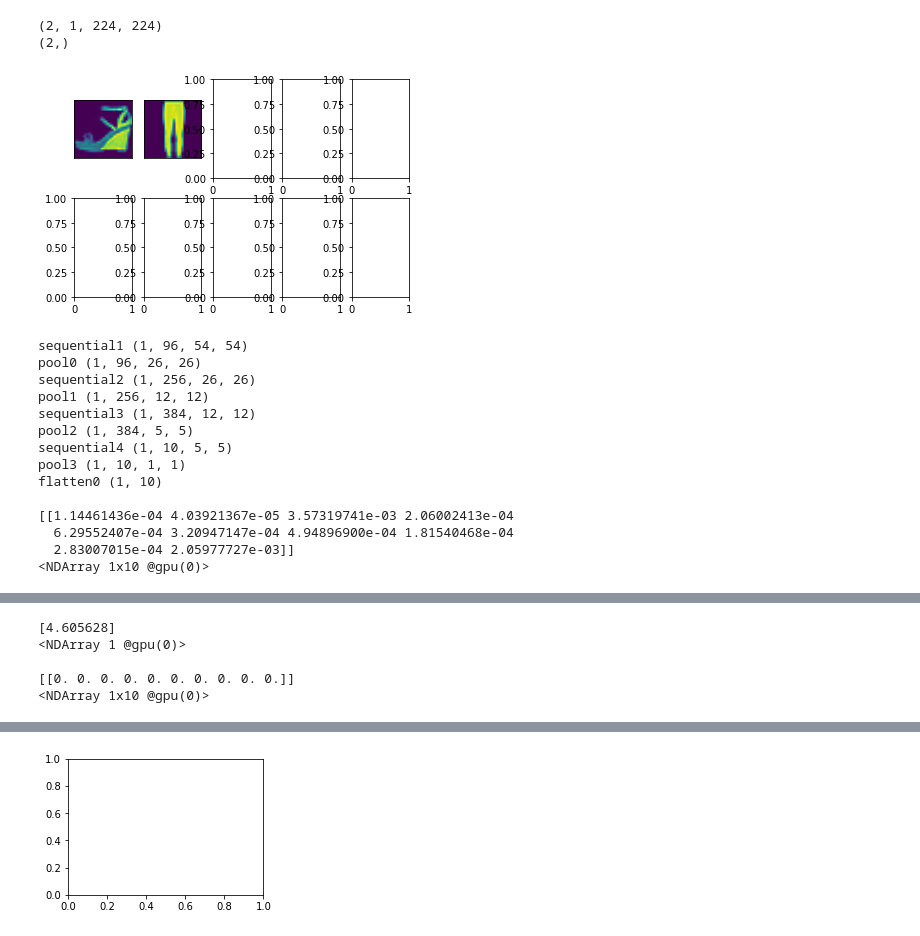
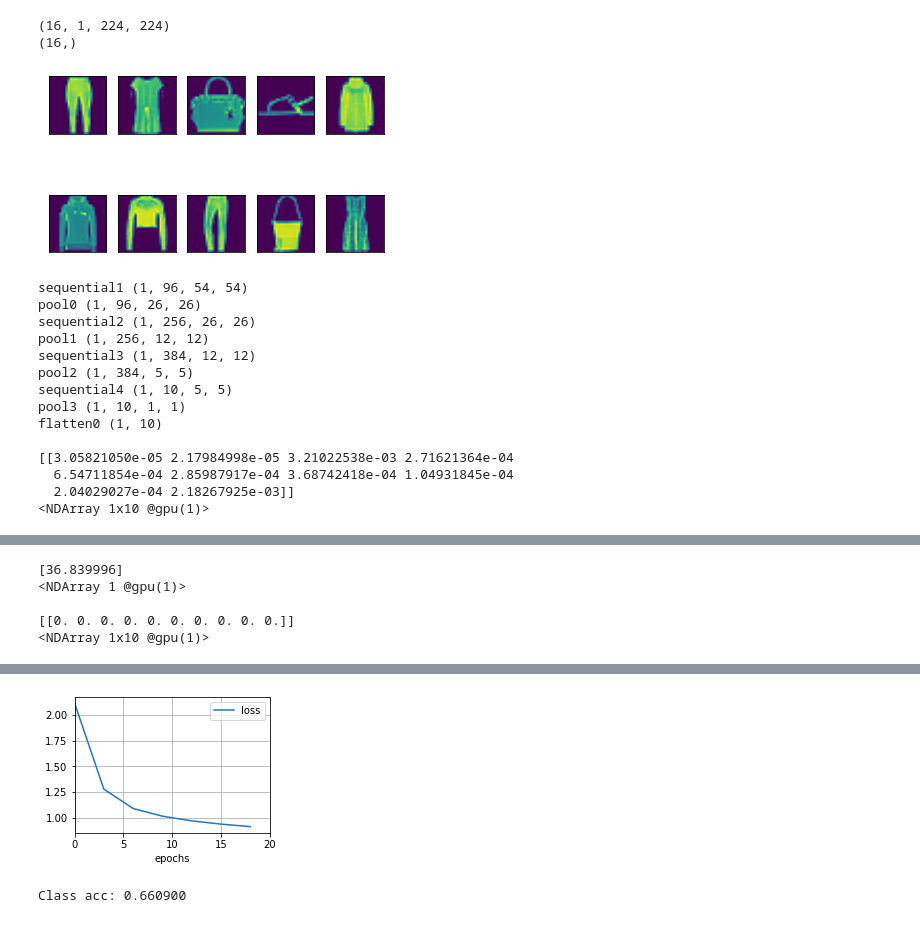
Before and after one commit to dheeraj-coding/mxnet_practice, a Jupyter notebook: NiN.ipynb, the cells around one changed output, grey strips where cells are left out. Cells and saved outputs as stored; diff of their text form; code cells hidden in the pictures.

Commit message:
fix: Updated version of Network in Network model.  Changes to be committed: 	modified:   NiN.ipynb

```diff
--- a/NiN.ipynb
+++ b/NiN.ipynb
@@ -133,14 +133,14 @@ class NiN(nn.Block):
   def __init__(self, config, num_classes, **kwargs):
     super(NiN, self).__init__(**kwargs)
     self.config = config
-    self.net = self.get_network(config, num_classes)
+    self.network = self.get_network(config, num_classes)
 
   def forward(self, x):
-    x = self.net(x)
+    x = self.network(x)
     return x
 
   def __getitem__(self, key):
-    return self.net[key]
+    return self.network[key]
 
   def __len__(self):
     return len(self.config)+3
@@ -153,17 +153,17 @@ class NiN(nn.Block):
     return blk
 
   def get_network(self, config, num_classes):
-    net = nn.Sequential()
+    blk = nn.Sequential()
     for vals in config:
       if vals[0] == 'pool':
-        net.add(nn.MaxPool2D(*vals[1:]))
+        blk.add(nn.MaxPool2D(*vals[1:]))
       else:
-        net.add(self.nin_block(*vals[1:]))
-    net.add(nn.GlobalAvgPool2D())
-    net.add(nn.Flatten())
-    return net
+        blk.add(self.nin_block(*vals[1:]))
+    blk.add(nn.GlobalAvgPool2D())
+    blk.add(nn.Flatten())
+    return blk
 # %%
-batch_size = 2
+batch_size = 16
 resize = 224
 config = [('mlpconv', 96, 11, 4, 0), ('pool', 3, 2), ('mlpconv', 256, 5, 1, 2), ('pool', 3, 2), ('mlpconv', 384, 3, 1, 1), ('pool', 3, 2), ('mlpconv', 10, 3, 1, 1)]
 num_classes = 10
@@ -176,11 +176,11 @@ for X, y in train_iter:
   show_images(X.squeeze(axis=1).asnumpy(), 2, 5)
   break
 # %% [output]
-(2, 1, 224, 224)
-(2,)
+(16, 1, 224, 224)
+(16,)
-[figure, old version]
+[figure, new version]
 # %%
-ctx = context.gpu()
+ctx = context.gpu(1)
 
 net = NiN(config, num_classes)
 net.initialize(init=init.Xavier(), ctx=ctx)
@@ -203,10 +203,10 @@ sequential4 (1, 10, 5, 5)
 pool3 (1, 10, 1, 1)
 flatten0 (1, 10)
 
-[[1.14461436e-04 4.03921367e-05 3.57319741e-03 2.06002413e-04
-  6.29552407e-04 3.20947147e-04 4.94896900e-04 1.81540468e-04
-  2.83007015e-04 2.05977727e-03]]
-<NDArray 1x10 @gpu(0)>
+[[3.05821050e-05 2.17984998e-05 3.21022538e-03 2.71621364e-04
+  6.54711854e-04 2.85987917e-04 3.68742418e-04 1.04931845e-04
+  2.04029027e-04 2.18267925e-03]]
+<NDArray 1x10 @gpu(1)>
 # %%
 print(net.collect_params())
 # %% [output]
@@ -241,24 +241,27 @@ print(l)
 zeros = nd.zeros(shape=(1, 1, 224, 224)).as_in_context(ctx)
 print(net(zeros))
 # %% [output]
-[4.605628]
-<NDArray 1 @gpu(0)>
+[36.839996]
+<NDArray 1 @gpu(1)>
 
 [[0. 0. 0. 0. 0. 0. 0. 0. 0. 0.]]
-<NDArray 1x10 @gpu(0)>
+<NDArray 1x10 @gpu(1)>
 # %%
 trainer = gluon.Trainer(net.collect_params(), 'adam', {'learning_rate':3e-6})
 epochs = 20
 animator = Animator(xlabel='epochs', xlim=[0, epochs], legend=['loss'])
 
 for epoch in range(epochs):
+  lval = 0
+  size = 0
   for X, y in train_iter:
     X, y = X.as_in_context(ctx), y.as_in_context(ctx)
     with autograd.record():
       l = loss(net(X), y)
     l.backward()
+    lval += l.sum().asscalar()
+    size += X.shape[0]
     trainer.step(batch_size)
-  if epoch % 5 == 0:
-    epoch_loss = eval_loss(net, train_iter, loss, ctx)
-    animator.add(epoch, epoch_loss)
+  if epoch % 3 == 0:
+    animator.add(epoch, lval/size)
 # %% [output]
@@ -269,4 +268,6 @@ Stack trace:
-[figure, old version]
+[figure, new version]
 # %%
 final_acc = eval_acc(net, test_iter, ctx)
 print('Class acc: %f' % (final_acc))
+# %% [output]
+Class acc: 0.660900
```
Also changed, not shown: parts of 5 cells of this notebook.
